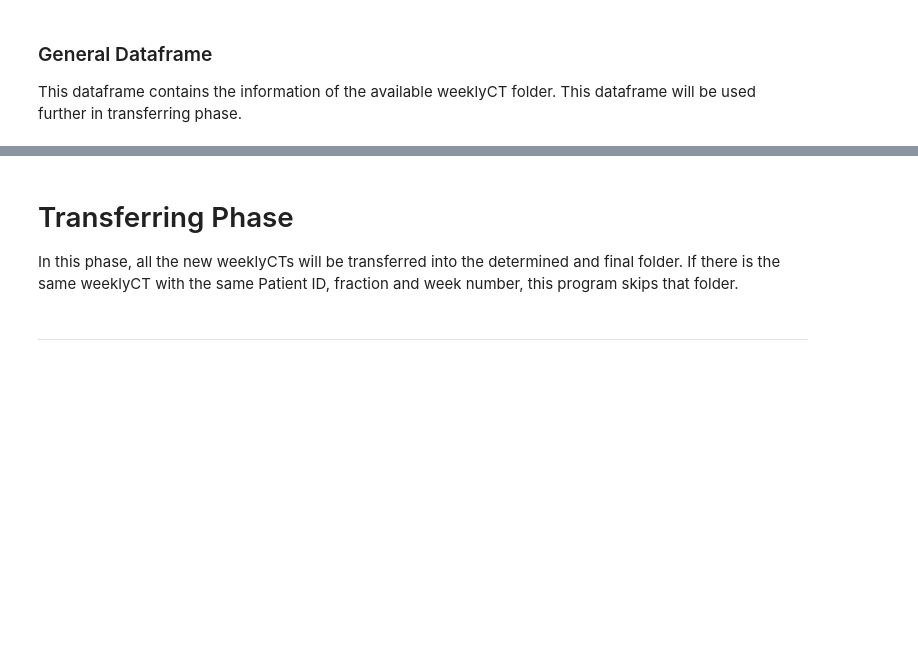
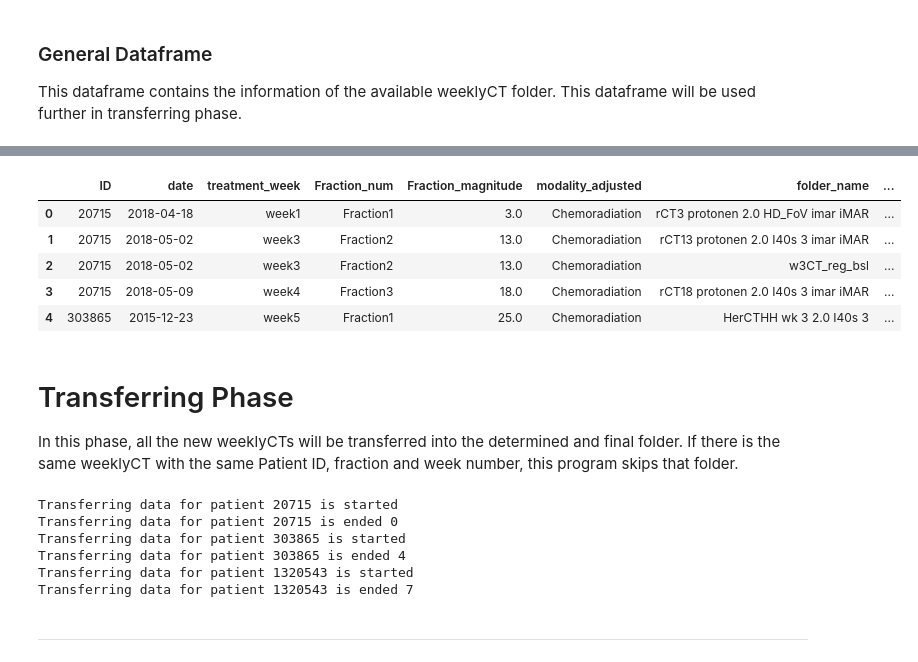
Before and after one commit to hooman-b/Xrostomia_ML_Pipeline, a Jupyter notebook: WeeklyCTs_collection/Analyzing_notebook.ipynb, the cells around one changed output, grey strips where cells are left out. Drawn from its saved outputs; the diff is of its cells as text; code cells hidden in the pictures; blank space fills up the shorter version.

Commit message:
add transferring section

```diff
--- a/WeeklyCTs_collection/Analyzing_notebook.ipynb
+++ b/WeeklyCTs_collection/Analyzing_notebook.ipynb
@@ -472,7 +472,7 @@ def add_fractions(df, output_path, file_name):
         fraction_num = 0
 
         # Calculate the coefficient
-        coef = get_coef(raw.Modality_adjusted)
+        coef = get_coef(raw.modality_adjusted)
 
         # Iterate through fractions
         for counter, fraction in enumerate(raw.iloc[11:20]):
@@ -540,7 +540,13 @@ def get_a_week_information(main_df, weeklyct_df, week_name):
             # print(week_list)
     # Make a datafrme from the main folder
     week_df = pd.DataFrame(week_list)
-    final_df = week_df.merge(main_df, on=['ID', 'date']).drop(columns=['fraction'])
+
+    try:
+        final_df = week_df.merge(main_df, on=['ID', 'date']).drop(columns=['fraction'])
+
+    except KeyError:
+        print(f'Warning: this week dataset has {week_df.shape} shape')
+        final_df = pd.DataFrame()
 
     return final_df
 # %%
@@ -653,7 +659,7 @@ def make_weeklyct_dataframe():
     This function makes the final weeklyCT dataframe
     """
     make_label_df = True # Config File
-    label_list = ['xer_06_y', 'xer_12_y'] # Config File
+    label_list = ['xer_06', 'xer_12'] # Config File
 
     file_names = find_dataframes('weeklyct')
     df = concat_dataframes(file_names)
@@ -703,3 +713,12 @@ final_general_df = make_general_dataframe()
+# %%
+final_general_df.head()
+# %% [output]
+|  | ID | date | treatment_week | Fraction_num | Fraction_magnitude | modality_adjusted | folder_name | ... |
+| 0 | 20715 | 2018-04-18 | week1 | Fraction1 | 3.0 | Chemoradiation | rCT3 protonen 2.0 HD_FoV imar iMAR | ... |
+| 1 | 20715 | 2018-05-02 | week3 | Fraction2 | 13.0 | Chemoradiation | rCT13 protonen 2.0 I40s 3 imar iMAR | ... |
+| 2 | 20715 | 2018-05-02 | week3 | Fraction2 | 13.0 | Chemoradiation | w3CT_reg_bsl | ... |
+| 3 | 20715 | 2018-05-09 | week4 | Fraction3 | 18.0 | Chemoradiation | rCT18 protonen 2.0 I40s 3 imar iMAR | ... |
+| 4 | 303865 | 2015-12-23 | week5 | Fraction1 | 25.0 | Chemoradiation | HerCTHH wk 3 2.0 I40s 3 | ... |
 # %% [markdown]
 # Transferring Phase
 In this phase, all the new weeklyCTs will be transferred into the determined and final folder. If there is the same weeklyCT with the same Patient ID, fraction and week number, this program skips that folder.
@@ -706,3 +767,12 @@ In this phase, all the new weeklyCTs will be transferred into the determined and
+# %%
+transfering_weeklycts(final_general_df)
+# %% [output]
+Transferring data for patient 20715 is started
+Transferring data for patient 20715 is ended 0
+Transferring data for patient 303865 is started
+Transferring data for patient 303865 is ended 4
+Transferring data for patient 1320543 is started
+Transferring data for patient 1320543 is ended 7
 # %% [markdown]
 ---
 # %%
```
Also changed, not shown: parts of 2 cells of this notebook.
